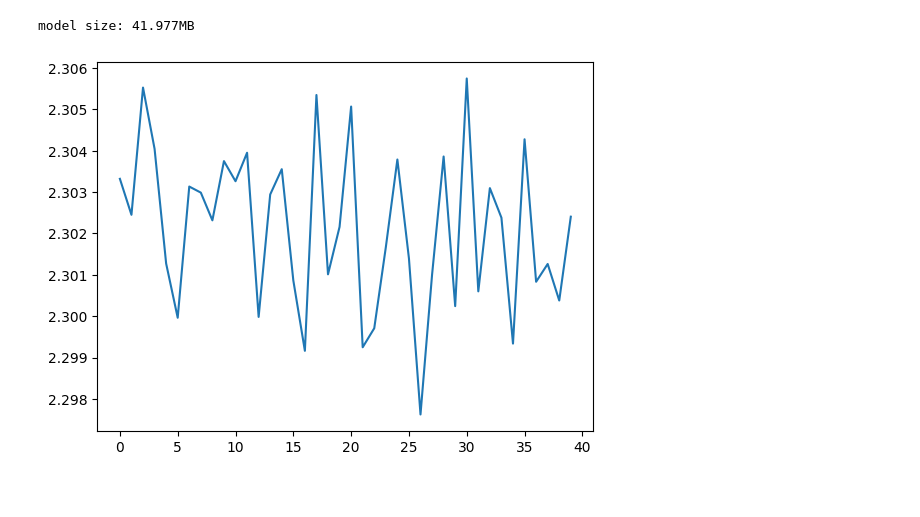
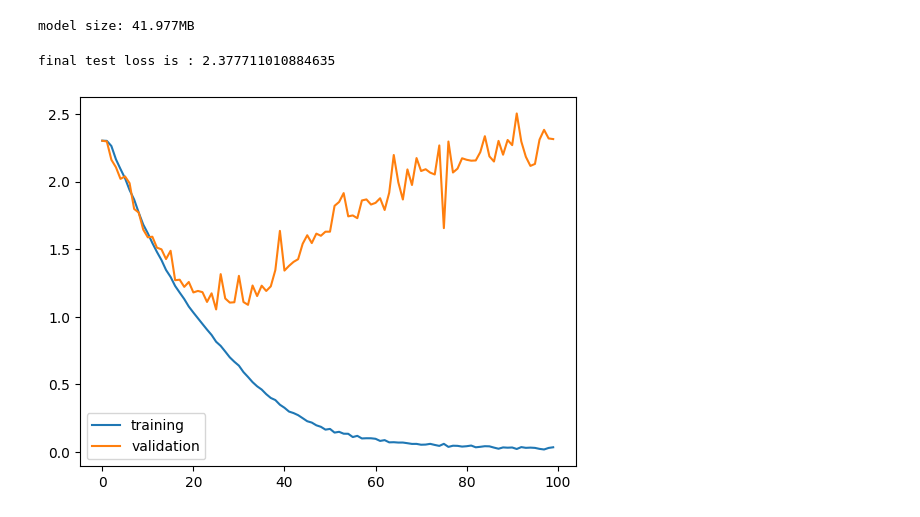
Before and after one commit to krispypancakes/vision-stuff, a Jupyter notebook: notebooks/cifar_convnet.ipynb, the cells around one changed output. Cells and saved outputs as stored; diff of their text form; code cells hidden in the pictures.

Commit message:
added testing, trains, learns

```diff
--- a/notebooks/cifar_convnet.ipynb
+++ b/notebooks/cifar_convnet.ipynb
@@ -65,8 +65,8 @@ test_ds = CiFaData(stage="test", device=device)
 # %%
 # pinning memory, takes cpu data and pins it to the gpu. meaning if I already
 train_loader = DataLoader(train_ds, batch_size=128, shuffle=True)
-val_loader = DataLoader(val_ds, batch_size=32, shuffle=False)
-test_loader = DataLoader(test_ds, batch_size=32, shuffle=False)
+val_loader = DataLoader(val_ds, batch_size=128, shuffle=False)
+test_loader = DataLoader(test_ds, batch_size=128, shuffle=False)
 # %%
 # using the Sequential container
 class LittleConvSeq(nn.Module):
@@ -296,33 +294,58 @@ device
 # %%
-epochs = 40
+epochs = 100
 
 res18 = ResNet18(device=device)
 res18.to(device)
 
-optimizer = optim.SGD(params=[p for p in res18.parameters() if p.requires_grad == True], lr=0.001)
+optimizer = optim.SGD(params=[p for p in res18.parameters() if p.requires_grad == True], lr=0.1)
 criterion = nn.CrossEntropyLoss()
 
 model_size = get_model_size(res18)
 # %% [output]
 model size: 41.977MB
+# %%
+@torch.no_grad()
+def estimate_loss(model, loader, crit):
+  test_loss = []
+  for x, y in loader:
+    predictions = model(x)
+    loss = crit(predictions, y)
+    test_loss.append(loss.item())
+  return np.mean(test_loss)
 # %%
 # training loop
 losses = []
+raw_losses = []
+val_losses = []
 
 for i in (t:=trange(epochs)):
+  epoch_loss = []
   for step, (x, y) in enumerate(train_loader):
     predictions = res18(x)
     loss = criterion(predictions, y)
     optimizer.zero_grad(set_to_none=True)
     loss.backward()
     optimizer.step()
+    raw_losses.append(loss.item())
+    epoch_loss.append(loss.item())
+  # only one per iteration
+  losses.append(np.mean(epoch_loss))
+  val_loss = estimate_loss(res18, val_loader, criterion)
+  val_losses.append(val_loss)
+  t.set_description(f"epoch {i+1} | training loss: {losses[-1]} | validation loss: {val_loss}")
 
-  # only one per iteration
-  losses.append(loss.item())
-  t.set_description(f"epoch {i+1} training loss: {loss.item()}")
+test_loss = estimate_loss(res18, test_loader, criterion)
+print(f'final test loss is : {test_loss}')
+# %%
+test_loss = estimate_loss(res18, test_loader, criterion)
+print(f'final test loss is : {test_loss}')
+# %% [output]
+final test loss is : 2.377711010884635
 # %%
 plt.figure()
-plt.plot(range(epochs), losses)
+plt.plot(range(epochs), losses, label='training')
+plt.plot(range(epochs), val_losses, label='validation')
+plt.legend()
 plt.show()
 # %% [output]
-[figure, old version]
+[figure, new version]
```
Also changed, not shown: parts of 1 cell of this notebook.
